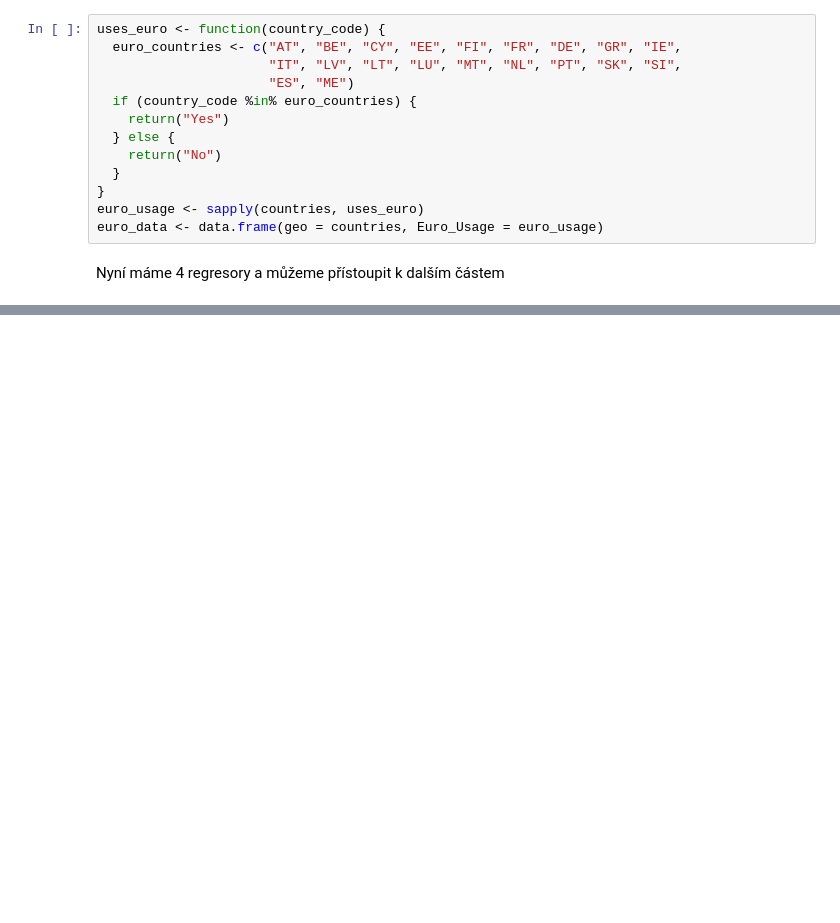
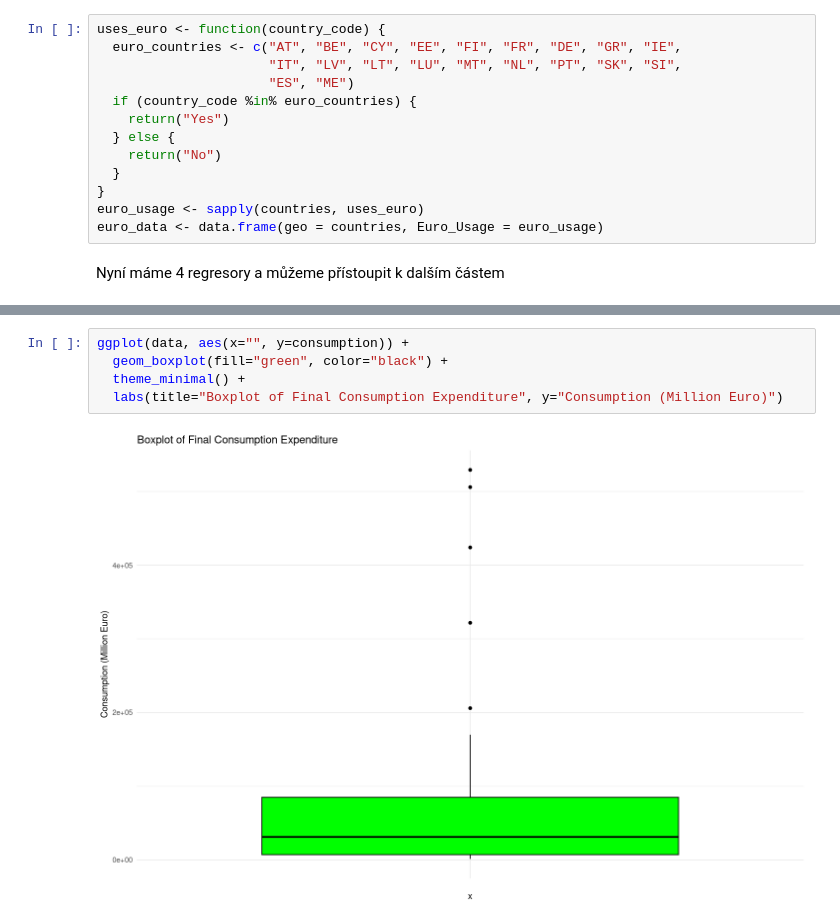
Before and after one commit to xsenyaaax/practicalStatistics, a Jupyter notebook: Project 3/project3.ipynb, the cells around one changed output, grey strips where cells are left out. Saved outputs shown, nothing was run; the diff lists cells and outputs as text; blank space fills up the shorter version.

```diff
--- a/Project 3/project3.ipynb
+++ b/Project 3/project3.ipynb
@@ -483,0 +507,7 @@ A data.frame: 36 × 6
+# %%
+ggplot(data, aes(x="", y=consumption)) +
+  geom_boxplot(fill="green", color="black") +
+  theme_minimal() +
+  labs(title="Boxplot of Final Consumption Expenditure", y="Consumption (Million Euro)")
+# %% [output]
+[figure, added]
```
Also changed, not shown: parts of 30 cells of this notebook.
